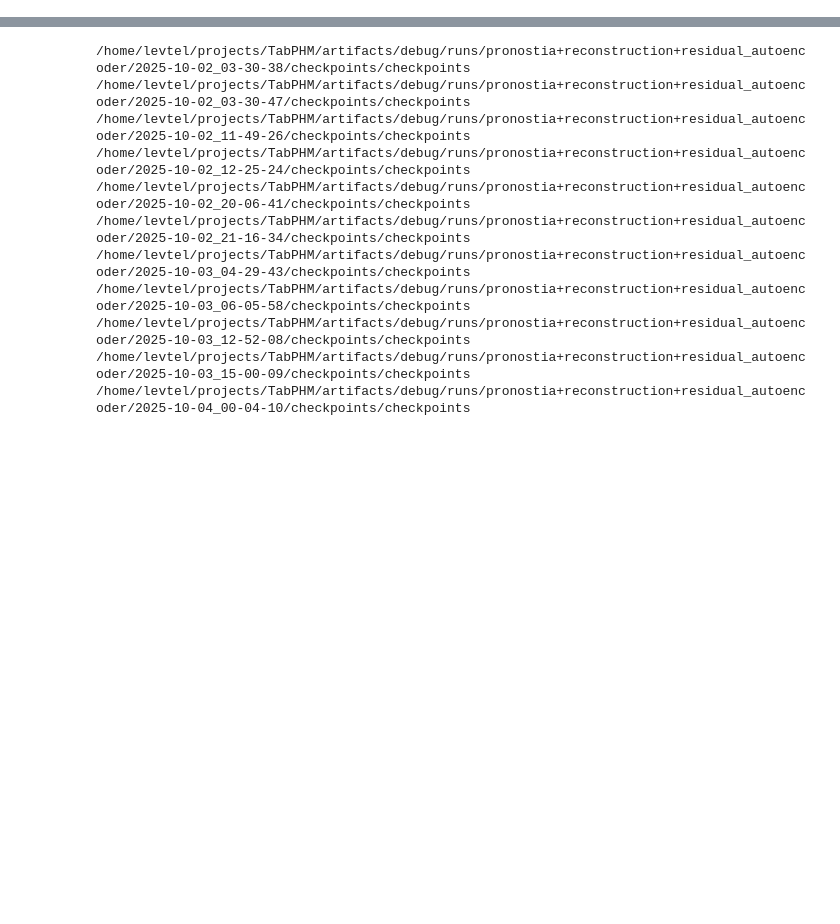
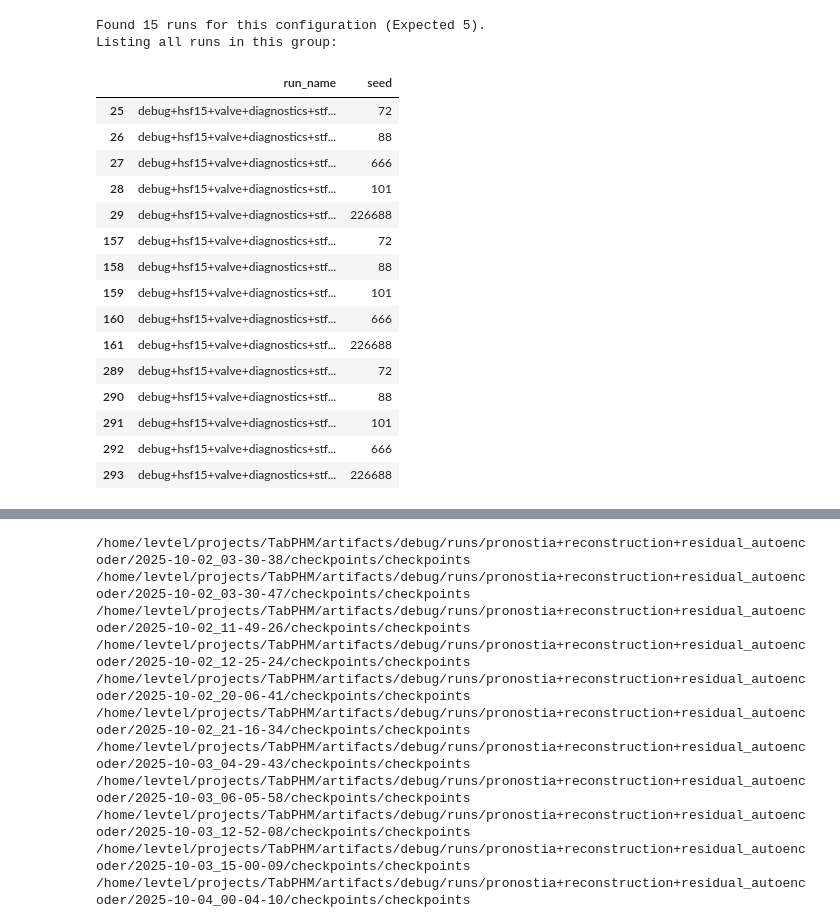
Before and after one commit to EPFL-IMOS/picid, a Jupyter notebook: lmetk_report/table.ipynb, the cells around one changed output, grey strips where cells are left out. Cells and saved outputs as stored; diff of their text form; code cells hidden in the pictures; blank space fills up the shorter version.

```diff
--- a/lmetk_report/table.ipynb
+++ b/lmetk_report/table.ipynb
@@ -88,0 +176,47 @@ model.output_channels: [[16, 32, 64, 64, 64], [16, 32, 64, 64, 64, 16, 32, 64, 6
+# %%
+# 1. Access the raw data for the specific model and dataset
+model_key = 'lmetk.baselines.spacetimeformer_model.Spacetimeformer_Forecaster'
+dataset_key = 'HSF15'
+
+# This DF contains all runs for this model before aggregation
+df_subset = all_results[dataset_key][model_key]['non_aggregated_df']
+
+# 2. Filter for ONE specific configuration that shows count=15
+# (Based on your screenshot: lr=0.0001, seq_len=10, batch_size=16)
+mask = (
+    (df_subset['optimization.lr'] == 0.0001) &
+    (df_subset['task_definition.seq_len'] == 10) &
+    (df_subset['datamodule.train_batch_size'] == 16)
+)
+group_runs = df_subset[mask]
+
+# 3. Display identifiers to spot the duplicates
+# 'created_at' will show you if these runs are from different times/days
+cols_to_inspect = ['run_name', 'id', 'created_at', 'seed', 'datasource.parameters.data_seed']
+valid_cols = [c for c in cols_to_inspect if c in group_runs.columns]
+
+print(f"Found {len(group_runs)} runs for this configuration (Expected 5).")
+print("Listing all runs in this group:")
+#display(group_runs[valid_cols].sort_values('created_at'))
+# %% [output]
+Found 15 runs for this configuration (Expected 5).
+Listing all runs in this group:
+# %%
+group_runs[valid_cols]
+# %% [output]
+|  | run_name | seed |
+| 25 | debug+hsf15+valve+diagnostics+stf... | 72 |
+| 26 | debug+hsf15+valve+diagnostics+stf... | 88 |
+| 27 | debug+hsf15+valve+diagnostics+stf... | 666 |
+| 28 | debug+hsf15+valve+diagnostics+stf... | 101 |
+| 29 | debug+hsf15+valve+diagnostics+stf... | 226688 |
+| 157 | debug+hsf15+valve+diagnostics+stf... | 72 |
+| 158 | debug+hsf15+valve+diagnostics+stf... | 88 |
+| 159 | debug+hsf15+valve+diagnostics+stf... | 101 |
+| 160 | debug+hsf15+valve+diagnostics+stf... | 666 |
+| 161 | debug+hsf15+valve+diagnostics+stf... | 226688 |
+| 289 | debug+hsf15+valve+diagnostics+stf... | 72 |
+| 290 | debug+hsf15+valve+diagnostics+stf... | 88 |
+| 291 | debug+hsf15+valve+diagnostics+stf... | 101 |
+| 292 | debug+hsf15+valve+diagnostics+stf... | 666 |
+| 293 | debug+hsf15+valve+diagnostics+stf... | 226688 |
```
Also changed, not shown: parts of 5 cells of this notebook.
